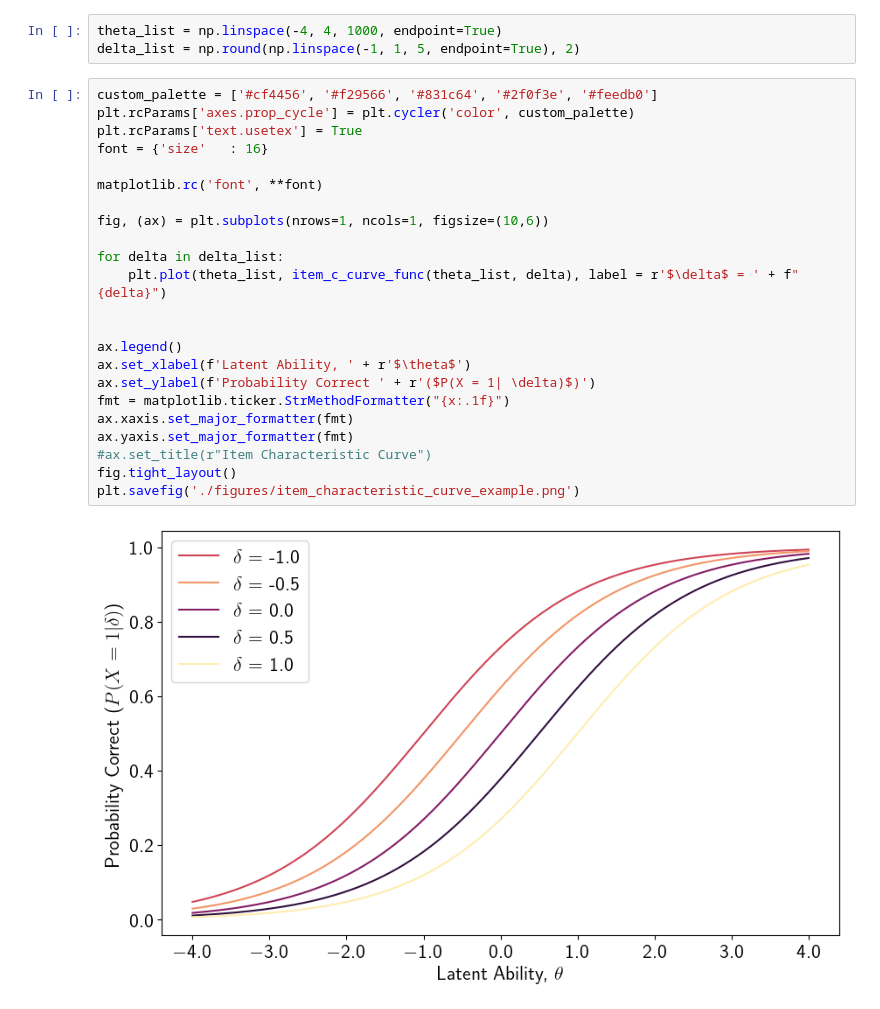
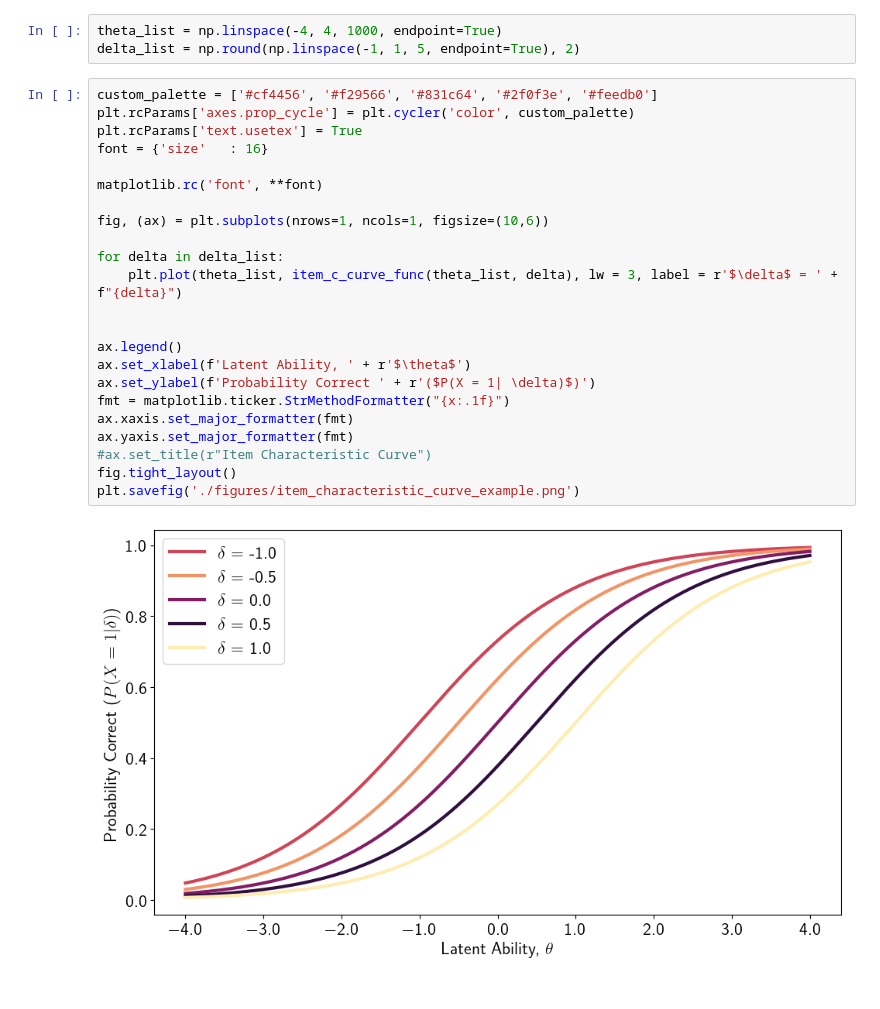
Before and after one commit to russell-jeter/CollegeAlgebraLSLTAnalysis, a Jupyter notebook: ICC_viz.ipynb, the cells around one changed output. Drawn from its saved outputs; the diff is of its cells as text.

```diff
--- a/ICC_viz.ipynb
+++ b/ICC_viz.ipynb
@@ -11,25 +11,25 @@ delta_list = np.round(np.linspace(-1, 1, 5, endpoint=True), 2)
 # %%
 custom_palette = ['#cf4456', '#f29566', '#831c64', '#2f0f3e', '#feedb0']
 plt.rcParams['axes.prop_cycle'] = plt.cycler('color', custom_palette)
 plt.rcParams['text.usetex'] = True
 font = {'size'   : 16}
 
 matplotlib.rc('font', **font)
 
 fig, (ax) = plt.subplots(nrows=1, ncols=1, figsize=(10,6))
 
 for delta in delta_list:
-    plt.plot(theta_list, item_c_curve_func(theta_list, delta), label = r'$\delta$ = ' + f"{delta}")
+    plt.plot(theta_list, item_c_curve_func(theta_list, delta), lw = 3, label = r'$\delta$ = ' + f"{delta}")
 
 
 ax.legend()
 ax.set_xlabel(f'Latent Ability, ' + r'$\theta$')
 ax.set_ylabel(f'Probability Correct ' + r'($P(X = 1| \delta)$)')
 fmt = matplotlib.ticker.StrMethodFormatter("{x:.1f}")
 ax.xaxis.set_major_formatter(fmt)
 ax.yaxis.set_major_formatter(fmt)
 #ax.set_title(r"Item Characteristic Curve")
 fig.tight_layout()
 plt.savefig('./figures/item_characteristic_curve_example.png')
 # %% [output]
-[figure, old version]
+[figure, new version]
```
Also changed, not shown: 1 other file.
